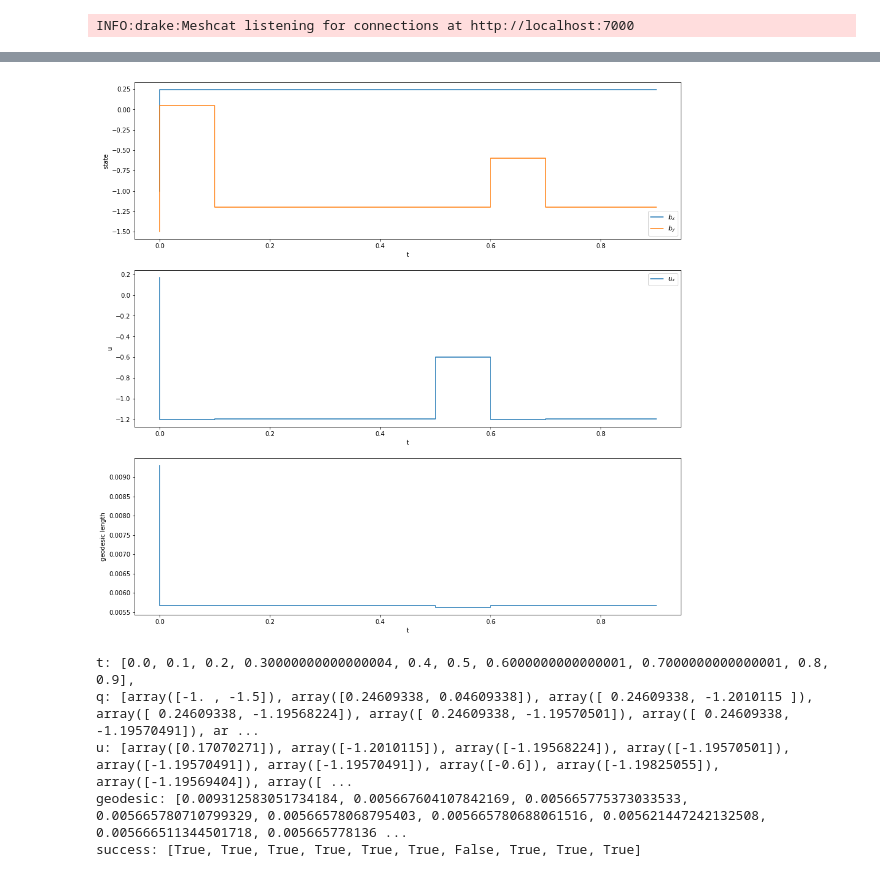
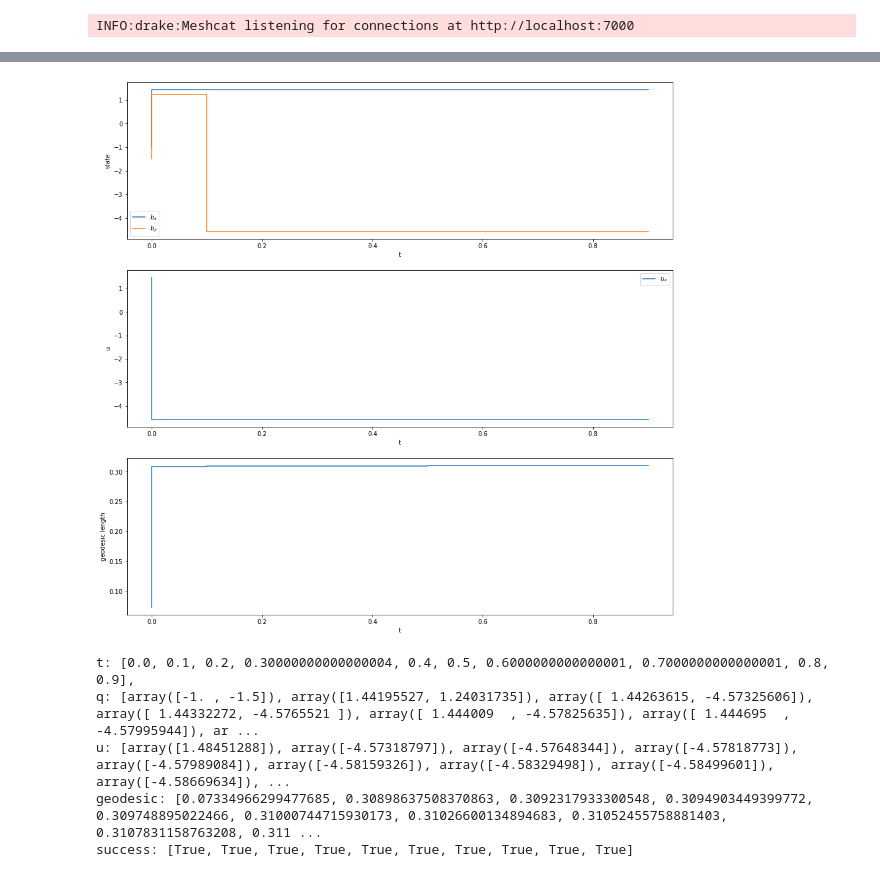
Before and after one commit to shaoyuancc/dccm_quasistatic, a Jupyter notebook: dccm_quasistatic/theory/quasistatic_1d_2spheres.ipynb, the cells around one changed output, grey strips where cells are left out. Drawn from its saved outputs; the diff is of its cells as text; code cells hidden in the pictures.

Commit message:
updated two spheres example

```diff
--- a/dccm_quasistatic/theory/quasistatic_1d_2spheres.ipynb
+++ b/dccm_quasistatic/theory/quasistatic_1d_2spheres.ipynb
@@ -334,8 +334,8 @@ wijc:
 # %%
 total_duration_s = 1
 
-q = np.array([-1, -1.5]) # [box_x, box_y, box_theta, sphere_x, sphere_y]
-q_desired = np.array([-0.3, -0.6]) # [box_x, box_y, box_theta, sphere_x, sphere_y]
+q = np.array([-0.5, -1.5]) # [box_x, box_y, box_theta, sphere_x, sphere_y]
+q_desired = np.array([-0.2, -0.5]) # [box_x, box_y, box_theta, sphere_x, sphere_y]
 
 q_sim_py.update_mbp_positions_from_vector(q)
 q_sim_py.draw_current_configuration()
@@ -375,36 +375,36 @@ def draw_plot(t, q, u, geodesic):
             u)
     axis.legend([r'$u_{x}$',r'$u_{y}$'])
     axis.set_ylabel('u')
     axis.set_xlabel('t')
 
     axis = axs[2]
     axis.step(t,
             geodesic)
     axis.set_ylabel('geodesic length')
     axis.set_xlabel('t')
 
     plt.show()
 
 
 for i in range(n_steps):
     t=i*sim_p.h
     t_log.append(t)
     q_log.append(q)
 
     u, geodesic, success = dccm_system.control_law(q,q_desired,q_desired[-1:], t)
     q = q_sim.calc_dynamics(q, u, sim_p)
     q_sim_py.update_mbp_positions_from_vector(q)
     q_sim_py.draw_current_configuration()
 
     u_log.append(u)
     geodesic_log.append(geodesic)
     success_log.append(success)
     draw_plot(t_log, q_log, u_log, geodesic_log)
     print(f"t: {t_log}, \nq: {q_log}, \nu: {u_log}, \ngeodesic: {geodesic_log}, \nsuccess: {success_log}")
 # %% [output]
-[figure, old version]
+[figure, new version]
 t: [0.0, 0.1, 0.2, 0.30000000000000004, 0.4, 0.5, 0.6000000000000001, 0.7000000000000001, 0.8, 0.9],
-q: [array([-1. , -1.5]), array([0.24609338, 0.04609338]), array([ 0.24609338, -1.2010115 ]), array([ 0.24609338, -1.19568224]), array([ 0.24609338, -1.19570501]), array([ 0.24609338, -1.19570491]), ar ...
-u: [array([0.17070271]), array([-1.2010115]), array([-1.19568224]), array([-1.19570501]), array([-1.19570491]), array([-1.19570491]), array([-0.6]), array([-1.19825055]), array([-1.19569404]), array([ ...
-geodesic: [0.009312583051734184, 0.005667604107842169, 0.005665775373033533, 0.005665780710799329, 0.00566578068795403, 0.005665780688061516, 0.005621447242132508, 0.005666511344501718, 0.005665778136 ...
-success: [True, True, True, True, True, True, False, True, True, True]
+q: [array([-1. , -1.5]), array([1.44195527, 1.24031735]), array([ 1.44263615, -4.57325606]), array([ 1.44332272, -4.5765521 ]), array([ 1.444009  , -4.57825635]), array([ 1.444695  , -4.57995944]), ar ...
+u: [array([1.48451288]), array([-4.57318797]), array([-4.57648344]), array([-4.57818773]), array([-4.57989084]), array([-4.58159326]), array([-4.58329498]), array([-4.58499601]), array([-4.58669634]), ...
+geodesic: [0.07334966299477685, 0.30898637508370863, 0.3092317933300548, 0.3094903449399772, 0.309748895022466, 0.31000744715930173, 0.31026600134894683, 0.31052455758881403, 0.3107831158763208, 0.311 ...
+success: [True, True, True, True, True, True, True, True, True, True]
```
Also changed, not shown: parts of 1 cell of this notebook, 2 other files.
